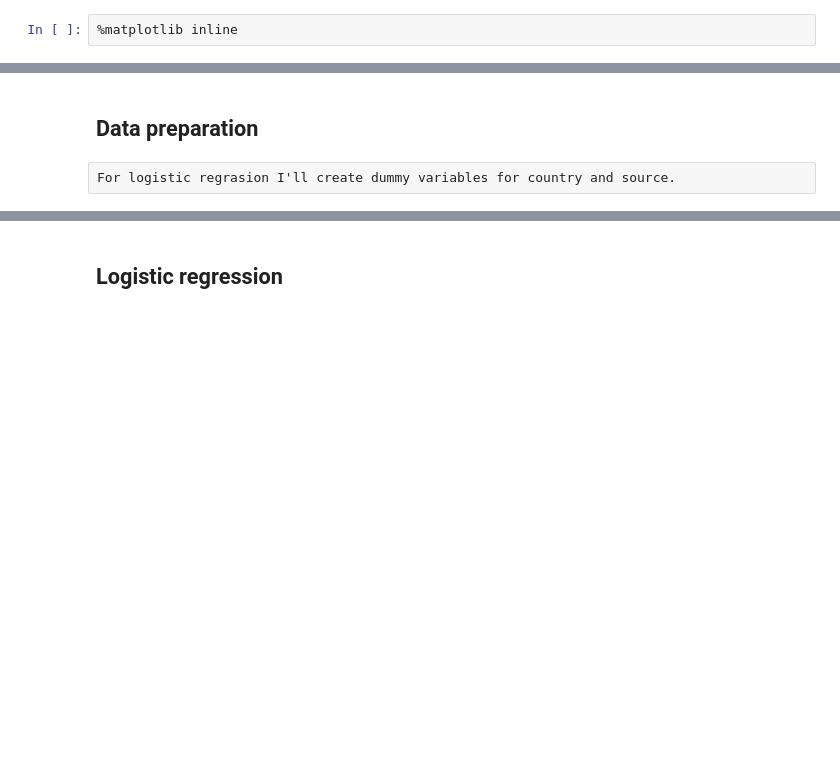
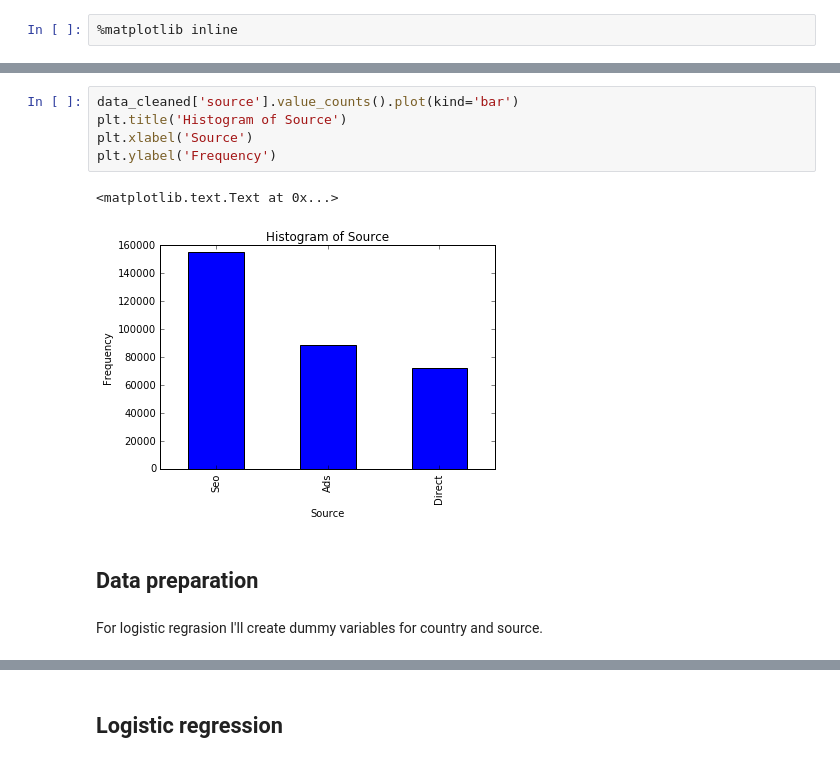
Before and after one commit to YoloData-You-Only-Learn-Once/cgaray, a Jupyter notebook: Q1_cgaray.ipynb, the cells around one changed output, grey strips where cells are left out. Saved outputs shown, nothing was run; the diff lists cells and outputs as text; blank space fills up the shorter version.

```diff
--- a/Q1_cgaray.ipynb
+++ b/Q1_cgaray.ipynb
@@ -102,5 +167,13 @@ plt.ylabel('Frequency')
+# %%
+data_cleaned['source'].value_counts().plot(kind='bar')
+plt.title('Histogram of Source')
+plt.xlabel('Source')
+plt.ylabel('Frequency')
+# %% [output]
+<matplotlib.text.Text at 0x...>
+[figure, added]
 # %% [markdown]
 ## Data preparation
-# %% [raw]
-For logistic regrasion I'll create dummy variables for country and source.
+# %% [markdown]
+For logistic regrasion I'll create dummy variables for country and source.
 # %%
```
Also changed, not shown: parts of 38 cells of this notebook.
